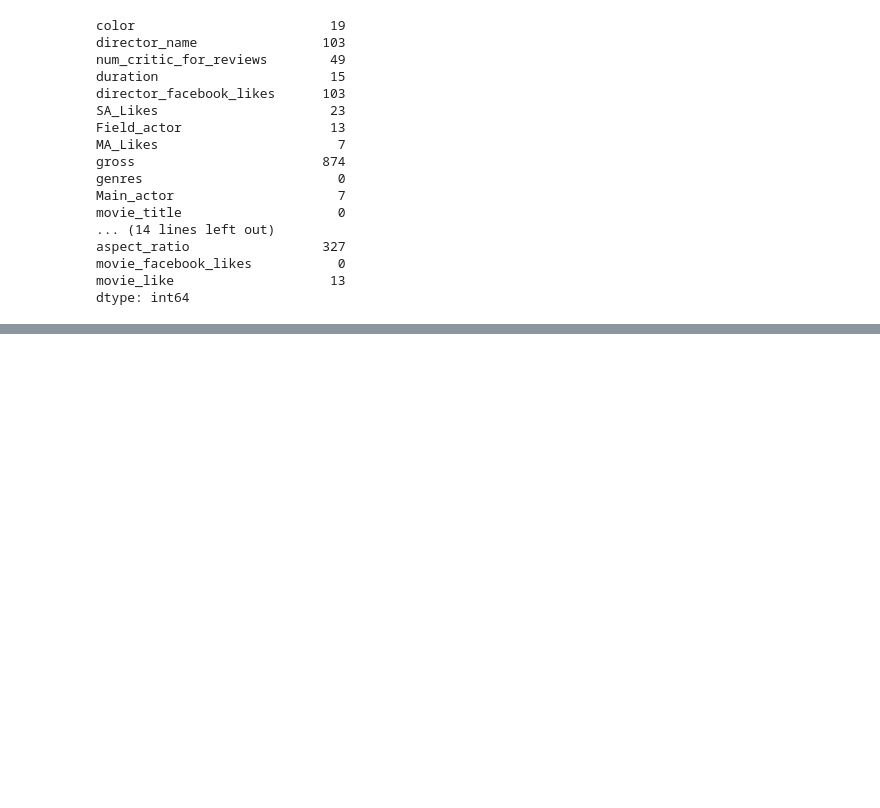
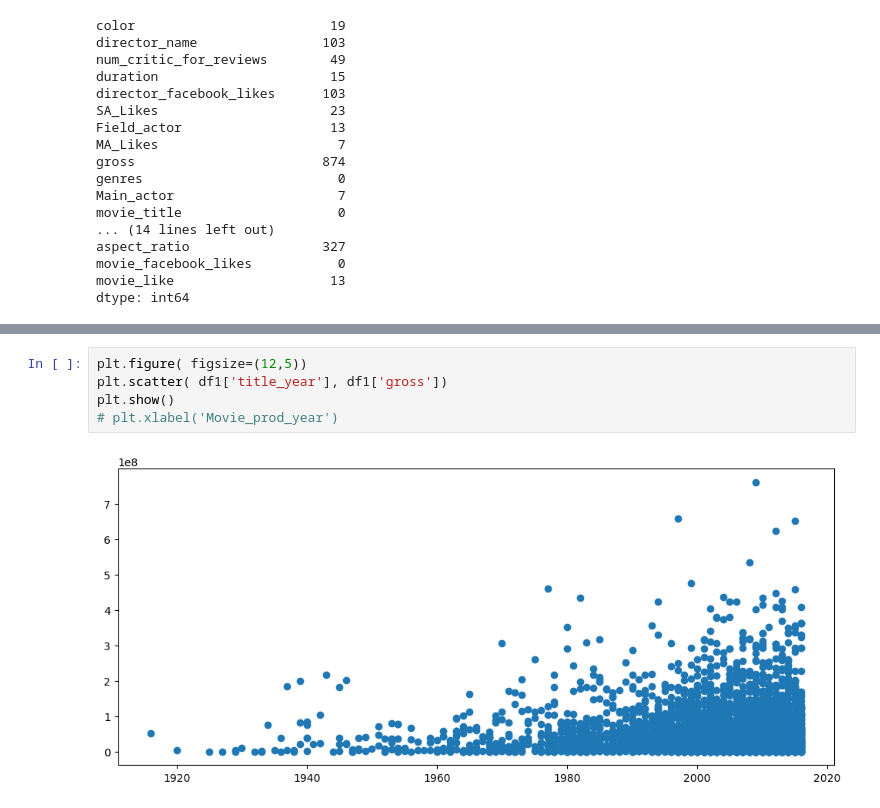
Before and after one commit to SamBoss19/Datasets, a Jupyter notebook: DataCleaning.ipynb, the cells around one changed output, grey strips where cells are left out. Cells and saved outputs as stored; diff of their text form; blank space fills up the shorter version.

```diff
--- a/DataCleaning.ipynb
+++ b/DataCleaning.ipynb
@@ -608,0 +765,7 @@ dtype: int64
+# %%
+plt.figure( figsize=(12,5))
+plt.scatter( df1['title_year'], df1['gross'])
+plt.show()
+# plt.xlabel('Movie_prod_year')
+# %% [output]
+[figure, added]
```
Also changed, not shown: parts of 21 cells of this notebook.
